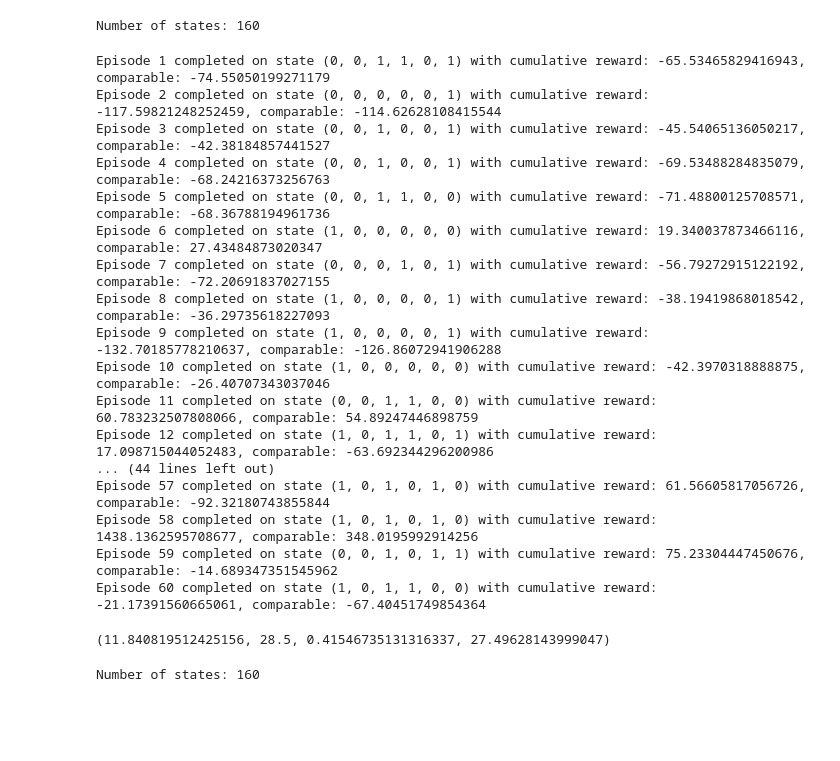
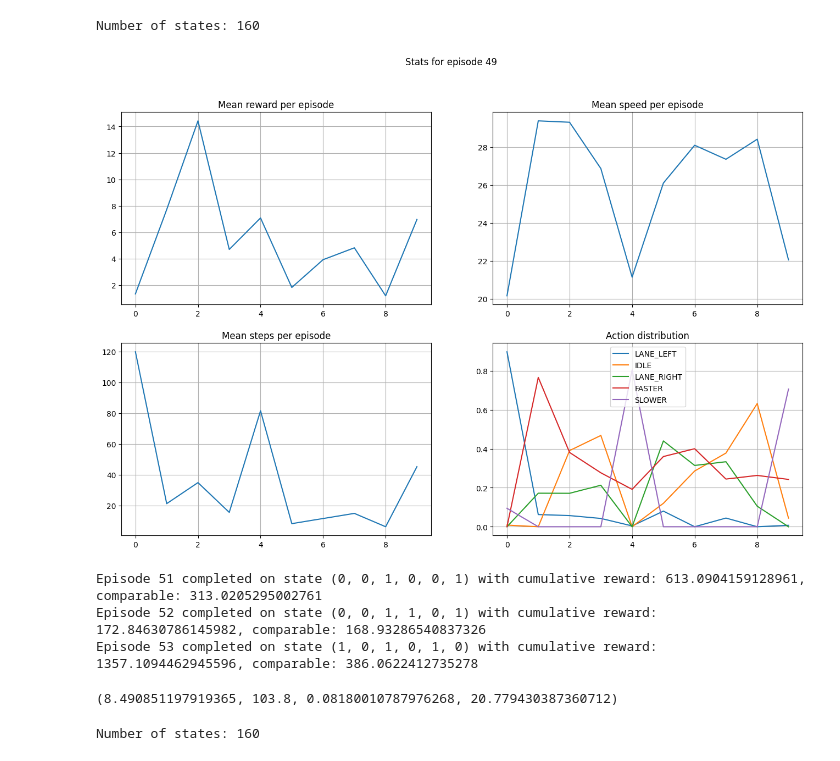
Before and after one commit to ontenkutsenko/RL_Autonomous_Driving, a Jupyter notebook: Individual Notebooks/mateus_testing.ipynb, the cells around one changed output. Drawn from its saved outputs; the diff is of its cells as text; code cells hidden in the pictures; blank space fills up the shorter version.

```diff
--- a/Individual Notebooks/mateus_testing.ipynb
+++ b/Individual Notebooks/mateus_testing.ipynb
@@ -1132,17 +1094,17 @@ sarsa = SARSA(print_stats=True,
         alpha=0.1,
         gamma=0.99,
         state_type='danger',
-        policy_frequency=2,
+        policy_frequency=3,
         sim_frequency=20,
         danger_threshold_x=15,
         danger_threshold_y=12.5,
         x_speed_coef=1.25,
         y_speed_coef=0.5,
         lane_tolerance=2,
-        collision_reward=-150,
-        high_speed_reward=10,
+        collision_reward=-100,
+        high_speed_reward=14,
         reward_speed_range=[20, 30],
-        to_right_reward=15,
+        to_right_reward=13,
         to_right_skewness=6,
         change_lane_reward=-1,
         special_Q=True,
@@ -1150,29 +1112,16 @@ sarsa = SARSA(print_stats=True,
 # %% [output]
 Number of states: 160
 # %%
-sarsa.train(m=200, max_steps=200, verbose=1, render=False)
+sarsa.train(m=200, max_steps=200, verbose=1, render=False, show_progress=5)
 # %% [output]
+[figure, added]
-Episode 1 completed on state (0, 0, 1, 1, 0, 1) with cumulative reward: -65.53465829416943, comparable: -74.55050199271179
-Episode 2 completed on state (0, 0, 0, 0, 0, 1) with cumulative reward: -117.59821248252459, comparable: -114.62628108415544
-Episode 3 completed on state (0, 0, 1, 0, 0, 1) with cumulative reward: -45.54065136050217, comparable: -42.38184857441527
-Episode 4 completed on state (0, 0, 1, 0, 0, 1) with cumulative reward: -69.53488284835079, comparable: -68.24216373256763
-Episode 5 completed on state (0, 0, 1, 1, 0, 0) with cumulative reward: -71.48800125708571, comparable: -68.36788194961736
-Episode 6 completed on state (1, 0, 0, 0, 0, 0) with cumulative reward: 19.340037873466116, comparable: 27.43484873020347
-Episode 7 completed on state (0, 0, 0, 1, 0, 1) with cumulative reward: -56.79272915122192, comparable: -72.20691837027155
-Episode 8 completed on state (1, 0, 0, 0, 0, 1) with cumulative reward: -38.19419868018542, comparable: -36.29735618227093
-Episode 9 completed on state (1, 0, 0, 0, 0, 1) with cumulative reward: -132.70185778210637, comparable: -126.86072941906288
-Episode 10 completed on state (1, 0, 0, 0, 0, 0) with cumulative reward: -42.3970318888875, comparable: -26.40707343037046
-Episode 11 completed on state (0, 0, 1, 1, 0, 0) with cumulative reward: 60.783232507808066, comparable: 54.89247446898759
-Episode 12 completed on state (1, 0, 1, 1, 0, 1) with cumulative reward: 17.098715044052483, comparable: -63.692344296200986
-... (44 lines left out)
-Episode 57 completed on state (1, 0, 1, 0, 1, 0) with cumulative reward: 61.56605817056726, comparable: -92.32180743855844
-Episode 58 completed on state (1, 0, 1, 0, 1, 0) with cumulative reward: 1438.1362595708677, comparable: 348.0195992914256
-Episode 59 completed on state (0, 0, 1, 0, 1, 1) with cumulative reward: 75.23304447450676, comparable: -14.689347351545962
-Episode 60 completed on state (1, 0, 1, 1, 0, 0) with cumulative reward: -21.17391560665061, comparable: -67.40451749854364
+Episode 51 completed on state (0, 0, 1, 0, 0, 1) with cumulative reward: 613.0904159128961, comparable: 313.0205295002761
+Episode 52 completed on state (0, 0, 1, 1, 0, 1) with cumulative reward: 172.84630786145982, comparable: 168.93286540837326
+Episode 53 completed on state (1, 0, 1, 0, 1, 0) with cumulative reward: 1357.1094462945596, comparable: 386.0622412735278
 # %%
 sarsa.evaluate(iterations=10, render=False)
 # %% [output]
-(11.840819512425156, 28.5, 0.41546735131316337, 27.49628143999047)
+(8.490851197919365, 103.8, 0.08180010787976268, 20.779430387360712)
 # %%
 # TODO learn the best danger thresholds !!
 
```
Also changed, not shown: parts of 7 cells of this notebook, 1 other file.
